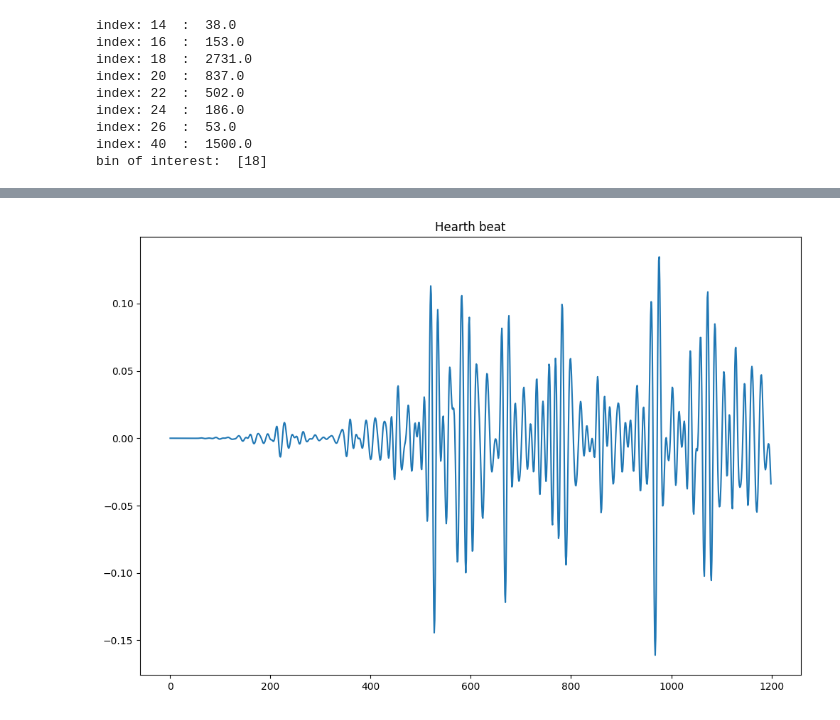
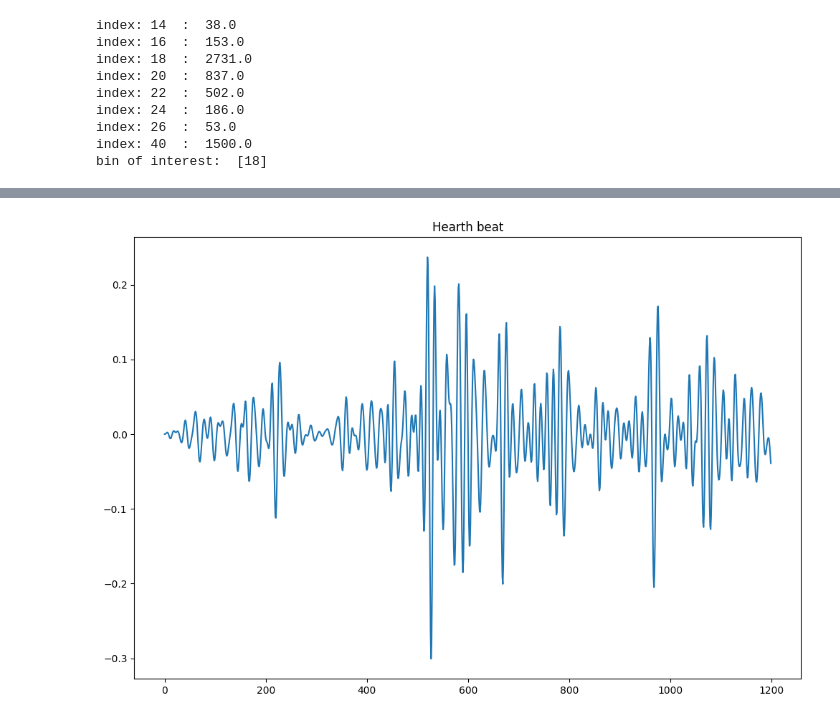
Before and after one commit to tqdinh/gensignal, a Jupyter notebook: EXTRACT_VITAL_SIGNAL_IN_FMCW_RADAR_7.ipynb, the cells around one changed output, grey strips where cells are left out. Cells and saved outputs as stored; diff of their text form; code cells hidden in the pictures.

```diff
--- a/EXTRACT_VITAL_SIGNAL_IN_FMCW_RADAR_7.ipynb
+++ b/EXTRACT_VITAL_SIGNAL_IN_FMCW_RADAR_7.ipynb
@@ -237,22 +227,22 @@ plt.show()
 # %%
 sampling_rate = 1200/60# Sampling rate of the input signal
 low_freq = 0.8  # Lower cutoff frequency of the bandpass filter
 high_freq = 1.7  # Upper cutoff frequency of the bandpass filter
 filter_order = 4  # Order of the bandpass filter
 
 # Compute the normalized cutoff frequencies
 nyquist_freq = 0.5 * sampling_rate
 low_norm = low_freq / nyquist_freq
 high_norm = high_freq / nyquist_freq
 
 # Design the bandpass filter
 b, a = signal.butter(filter_order, [low_norm, high_norm], btype='band')
 
 # Apply the bandpass filter to the input signal
-filtered_signal = signal.lfilter(b, a, windowed_signal)
+filtered_signal = signal.lfilter(b, a, hamming_windowed_signal)
 plt.figure(figsize=(12,8))
 plt.plot(filtered_signal[0:1200])
 plt.title("Hearth beat")
 plt.show()
 # %% [output]
-[figure, old version]
+[figure, new version]
```
Also changed, not shown: parts of 7 cells of this notebook.
